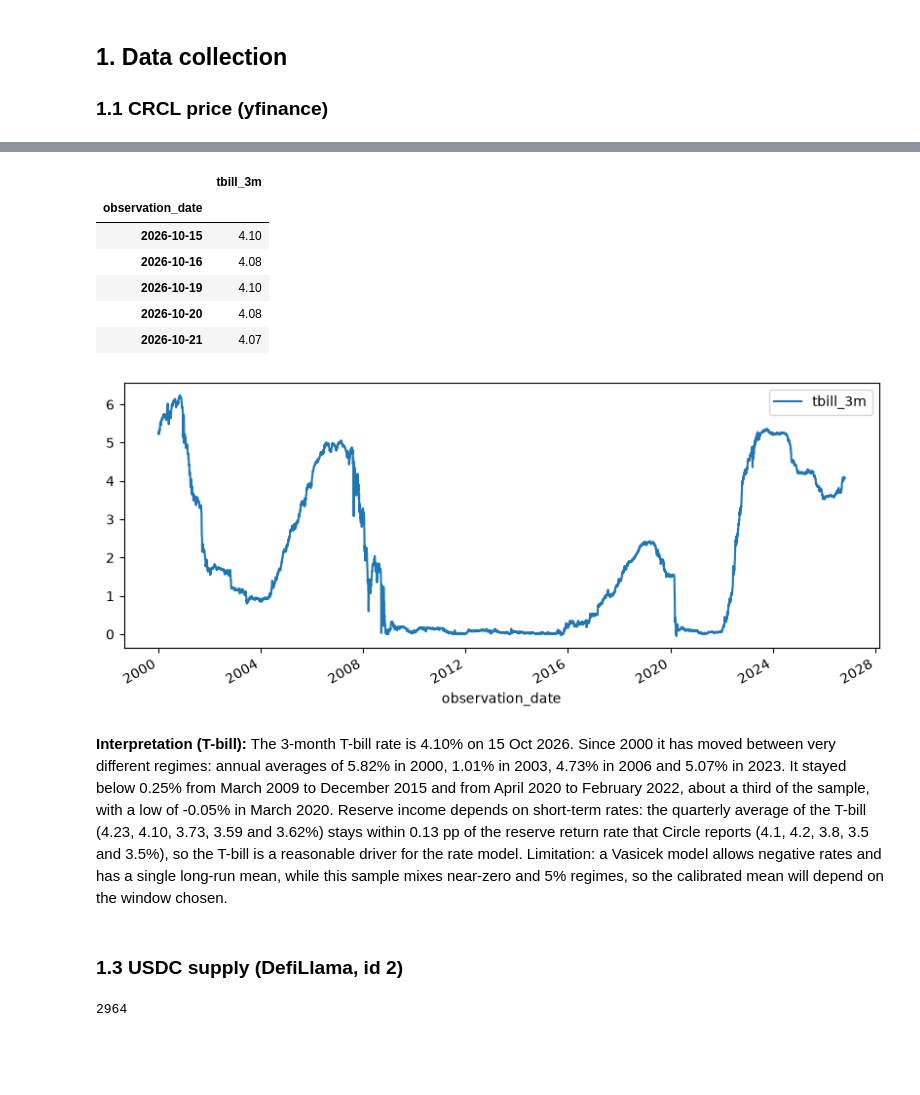
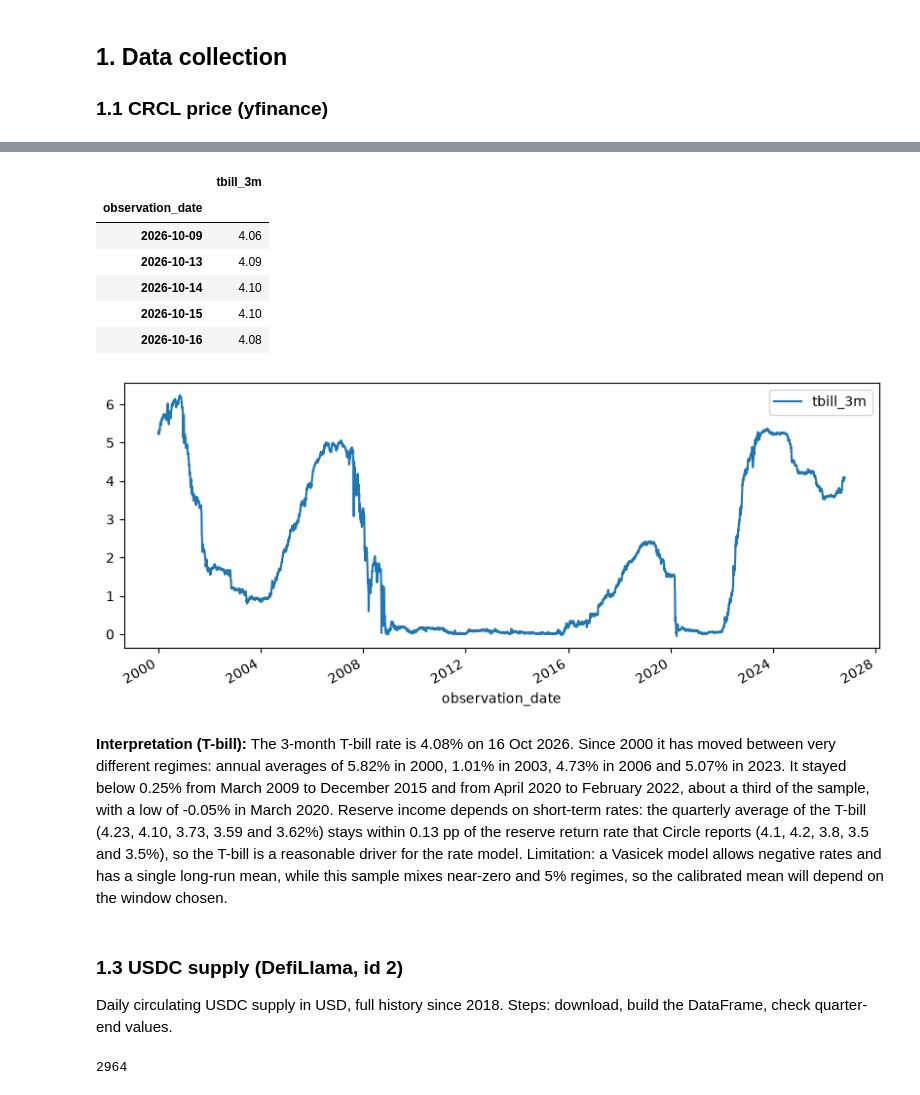
Before and after one commit to ChristopheAbelem/circle-valuation, a Jupyter notebook: notebooks/circle_valuation.ipynb, the cells around one changed output, grey strips where cells are left out. Saved outputs shown, nothing was run; the diff lists cells and outputs as text; code cells hidden in the pictures; blank space fills up the shorter version.

```diff
--- a/notebooks/circle_valuation.ipynb
+++ b/notebooks/circle_valuation.ipynb
@@ -20,6 +20,7 @@ rng = np.random.default_rng(42)  # fixed seed so Monte Carlo is reproducible
 
 START_RATES = "2000-01-01"
 START_CRCL = "2025-06-01"
+END_DATE = "2026-10-17"  # data cutoff: all series are cut here so results do not change with each run
 CIK_CIRCLE = "0001876042"
 # %% [markdown]
 ## 1. Data collection
@@ -64,24 +69,25 @@ plt.show()
 # %%
 tbill = pd.read_csv(
     "https://fred.stlouisfed.org/graph/fredgraph.csv?id=DTB3",
     index_col=0, parse_dates=True, na_values=".",
 ).rename(columns={"DTB3": "tbill_3m"})
-tbill = tbill.loc[START_RATES:].dropna()
+tbill = tbill.loc[START_RATES:END_DATE].dropna()
 tbill.plot();
 tbill.tail()
 # %% [output]
 |  | tbill_3m |
 | observation_date |  |
+| 2026-10-09 | 4.06 |
+| 2026-10-13 | 4.09 |
+| 2026-10-14 | 4.10 |
 | 2026-10-15 | 4.10 |
 | 2026-10-16 | 4.08 |
-| 2026-10-19 | 4.10 |
-| 2026-10-20 | 4.08 |
-| 2026-10-21 | 4.07 |
 [figure]
 # %% [markdown]
-**Interpretation (T-bill):** The 3-month T-bill rate is 4.10% on 15 Oct 2026. Since 2000 it has moved between very different regimes: annual averages of 5.82% in 2000, 1.01% in 2003, 4.73% in 2006 and 5.07% in 2023. It stayed below 0.25% from March 2009 to December 2015 and from April 2020 to February 2022, about a third of the sample, with a low of -0.05% in March 2020. Reserve income depends on short-term rates: the quarterly average of the T-bill (4.23, 4.10, 3.73, 3.59 and 3.62%) stays within 0.13 pp of the reserve return rate that Circle reports (4.1, 4.2, 3.8, 3.5 and 3.5%), so the T-bill is a reasonable driver for the rate model. Limitation: a Vasicek model allows negative rates and has a single long-run mean, while this sample mixes near-zero and 5% regimes, so the calibrated mean will depend on the window chosen.
+**Interpretation (T-bill):** The 3-month T-bill rate is 4.08% on 16 Oct 2026. Since 2000 it has moved between very different regimes: annual averages of 5.82% in 2000, 1.01% in 2003, 4.73% in 2006 and 5.07% in 2023. It stayed below 0.25% from March 2009 to December 2015 and from April 2020 to February 2022, about a third of the sample, with a low of -0.05% in March 2020. Reserve income depends on short-term rates: the quarterly average of the T-bill (4.23, 4.10, 3.73, 3.59 and 3.62%) stays within 0.13 pp of the reserve return rate that Circle reports (4.1, 4.2, 3.8, 3.5 and 3.5%), so the T-bill is a reasonable driver for the rate model. Limitation: a Vasicek model allows negative rates and has a single long-run mean, while this sample mixes near-zero and 5% regimes, so the calibrated mean will depend on the window chosen.
 # %% [markdown]
 ### 1.3 USDC supply (DefiLlama, id 2)
+Daily circulating USDC supply in USD, full history since 2018. Steps: download, build the DataFrame, check quarter-end values.
 # %%
 url = "https://stablecoins.llama.fi/stablecoincharts/all?stablecoin=2"
 raw = requests.get(url, timeout=30)
```
Also changed, not shown: parts of 9 cells of this notebook, 3 other files.
